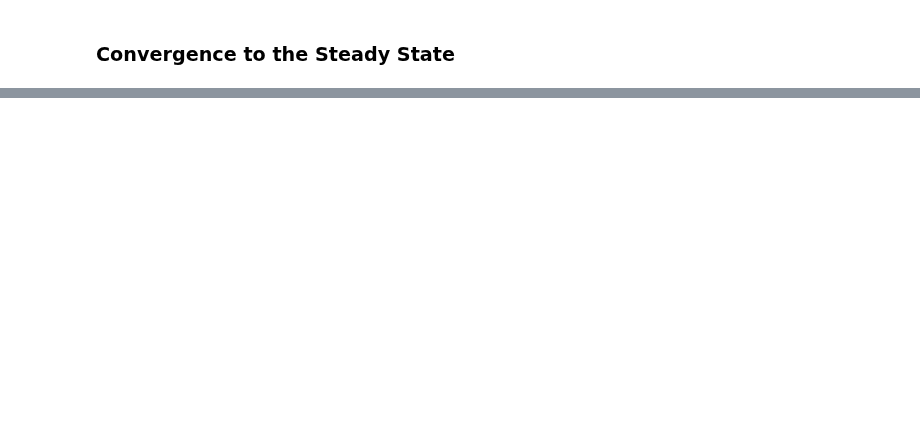
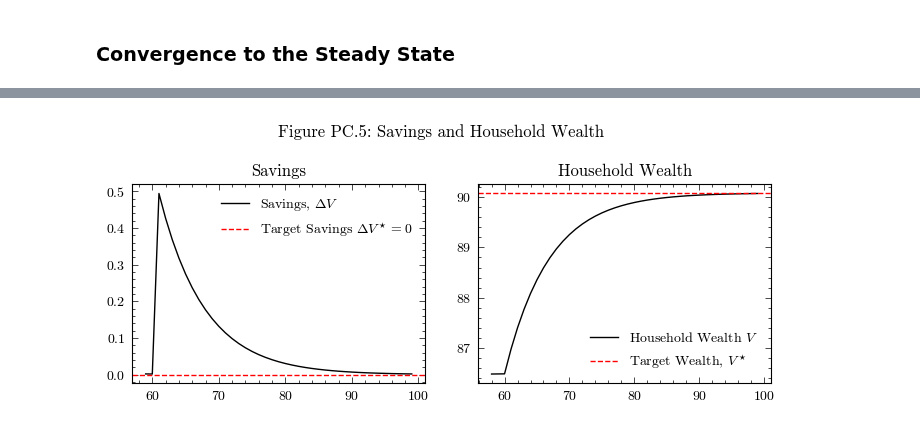
Before and after one commit to KarlNaumann/MacroStat, a Jupyter notebook: docs/models/GL06/GL06PC.ipynb, the cells around one changed output, grey strips where cells are left out. Drawn from its saved outputs; the diff is of its cells as text; code cells hidden in the pictures; blank space fills up the shorter version.

```diff
--- a/docs/models/GL06/GL06PC.ipynb
+++ b/docs/models/GL06/GL06PC.ipynb
@@ -171,4 +198,0 @@ In {cite:t}`GodleyLavoie2006MonetaryEconomicsIntegrated` models are initialized
-# %%
-model = GL06SIM()
-model.simulate()
-output = model.variables.to_pandas()
@@ -282,0 +341,19 @@ plt.show()
+# %%
+steadystate_interest_rate_increase = {}
+p = model.parameters
+a3 = (1-p["PropensityToConsumeIncome"]) / p["PropensityToConsumeSavings"]
+r = model.scenarios[(1,"InterestRate")][-1]
+g = model.scenarios[(1,"GovernmentDemand")][-1]
+
+steadystate_interest_rate_increase["DisposableIncome"] = g /  (
+    (p["TaxRate"] / (1-p["TaxRate"]))
+    - r * ((p["WealthShareBills_Constant"] + p["WealthShareBills_InterestRate"] * r) * a3 - p["WealthShareBills_Income"])
+)
+
+steadystate_interest_rate_increase["HouseholdBillStock"] = (
+    a3 * (p["WealthShareBills_Constant"] + p["WealthShareBills_InterestRate"] * r) - p["WealthShareBills_Income"]
+    ) * steadystate_interest_rate_increase["DisposableIncome"]
+steadystate_interest_rate_increase["Wealth"] = steadystate_interest_rate_increase["DisposableIncome"] / a3
+
+steadystate_interest_rate_increase["NationalIncome"] = steadystate_interest_rate_increase["DisposableIncome"] + g
+steadystate_interest_rate_increase["Consumption"] = steadystate_interest_rate_increase["DisposableIncome"]
@@ -282,0 +379,21 @@ plt.show()
+# %%
+fig, axs = plt.subplots(ncols=2, nrows=1, figsize=(7, 3))
+df = output_interest_rate_increase.loc[model.parameters["scenario_trigger"]-2:]
+
+# Left panel - Savings
+line1 = axs[0].plot(df.index, df['Wealth'].diff(), color='k', linestyle='-', label='Savings, $\Delta V$')
+line2 = axs[0].axhline(y=0, color='r', linestyle='--', label='Target Savings $\Delta V^\star=0$')
+axs[0].legend(frameon=False)
+axs[0].set_title('Savings')
+
+# Right panel - Wealth
+line3 = axs[1].plot(df.index, df['Wealth'], color='k', linestyle='-', label='Household Wealth $V$')
+line4 = axs[1].axhline(y=steadystate_interest_rate_increase["Wealth"], color='r', linestyle='--', label='Target Wealth, $V^\star$')
+axs[1].legend(frameon=False)
+axs[1].set_title('Household Wealth')
+
+fig.suptitle('Figure PC.5: Savings and Household Wealth')
+plt.tight_layout()
+plt.show()
+# %% [output]
+[figure, added]
```
Also changed, not shown: parts of 54 cells of this notebook, 9 other files.
